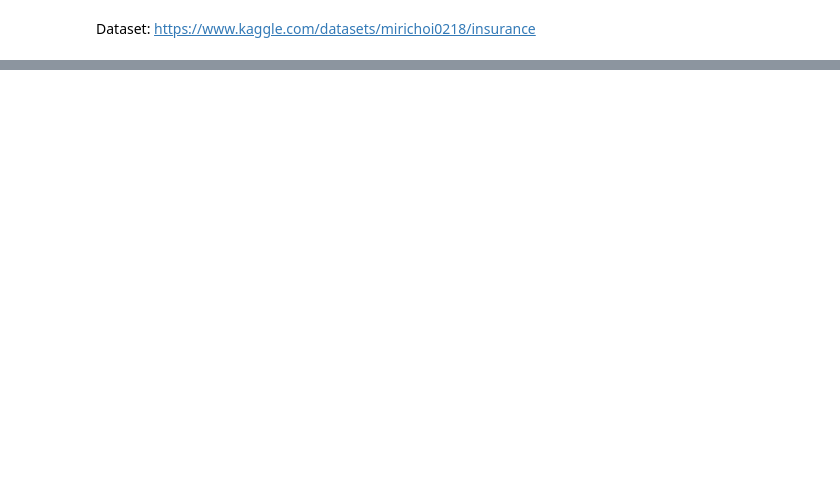
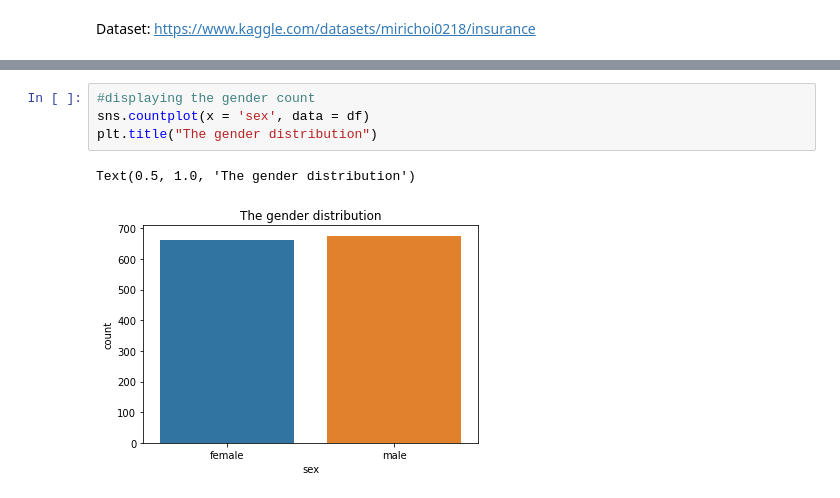
Before and after one commit to FatimaMuhammadAdam/ArewaDS-Machine-Learning-Assignments, a Jupyter notebook: week_3/distribution_visualization.ipynb, the cells around one changed output, grey strips where cells are left out. Drawn from its saved outputs; the diff is of its cells as text; blank space fills up the shorter version.

```diff
--- a/week_3/distribution_visualization.ipynb
+++ b/week_3/distribution_visualization.ipynb
@@ -13,0 +68,7 @@ FileNotFoundError: [Errno 2] No such file or directory: 'base_url'
+# %%
+#displaying the gender count
+sns.countplot(x = 'sex', data = df)
+plt.title("The gender distribution")
+# %% [output]
+Text(0.5, 1.0, 'The gender distribution')
+[figure, added]
```
Also changed, not shown: parts of 11 cells of this notebook, 1 other file.
